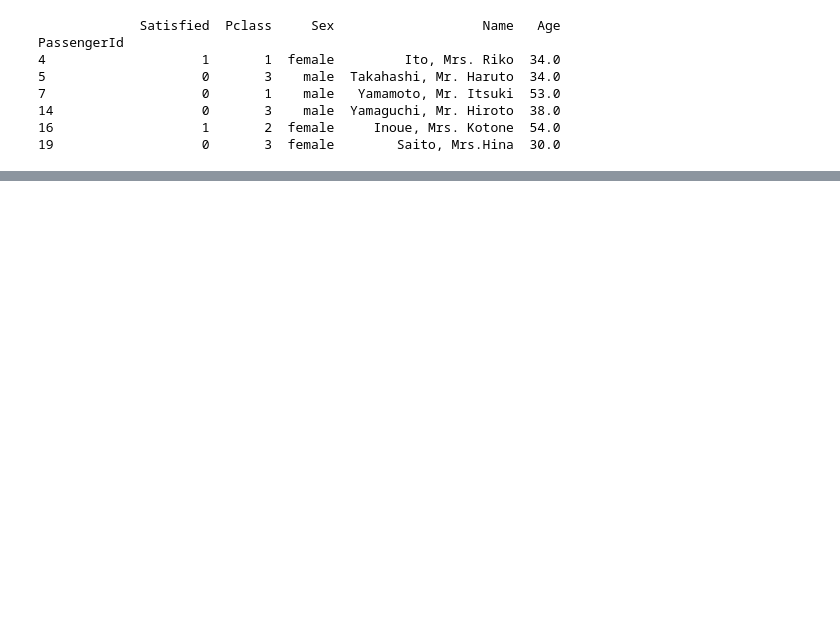
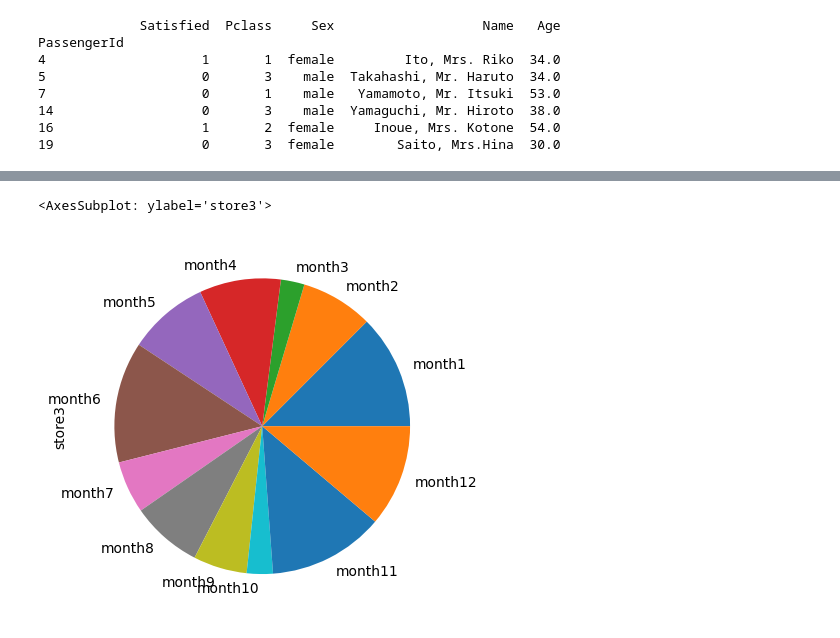
Before and after one commit to RkurosW/Jupyter_test, a Jupyter notebook: Pandas_Dataframe.ipynb, the cells around one changed output, grey strips where cells are left out. Saved outputs shown, nothing was run; the diff lists cells and outputs as text; code cells hidden in the pictures; blank space fills up the shorter version.

```diff
--- a/Pandas_Dataframe.ipynb
+++ b/Pandas_Dataframe.ipynb
@@ -226,0 +314,5 @@ PassengerId
+# %%
+df['store3'].plot(kind='pie')
+# %% [output]
+<AxesSubplot: ylabel='store3'>
+[figure, added]
```
Also changed, not shown: parts of 8 cells of this notebook, 1 other file.
